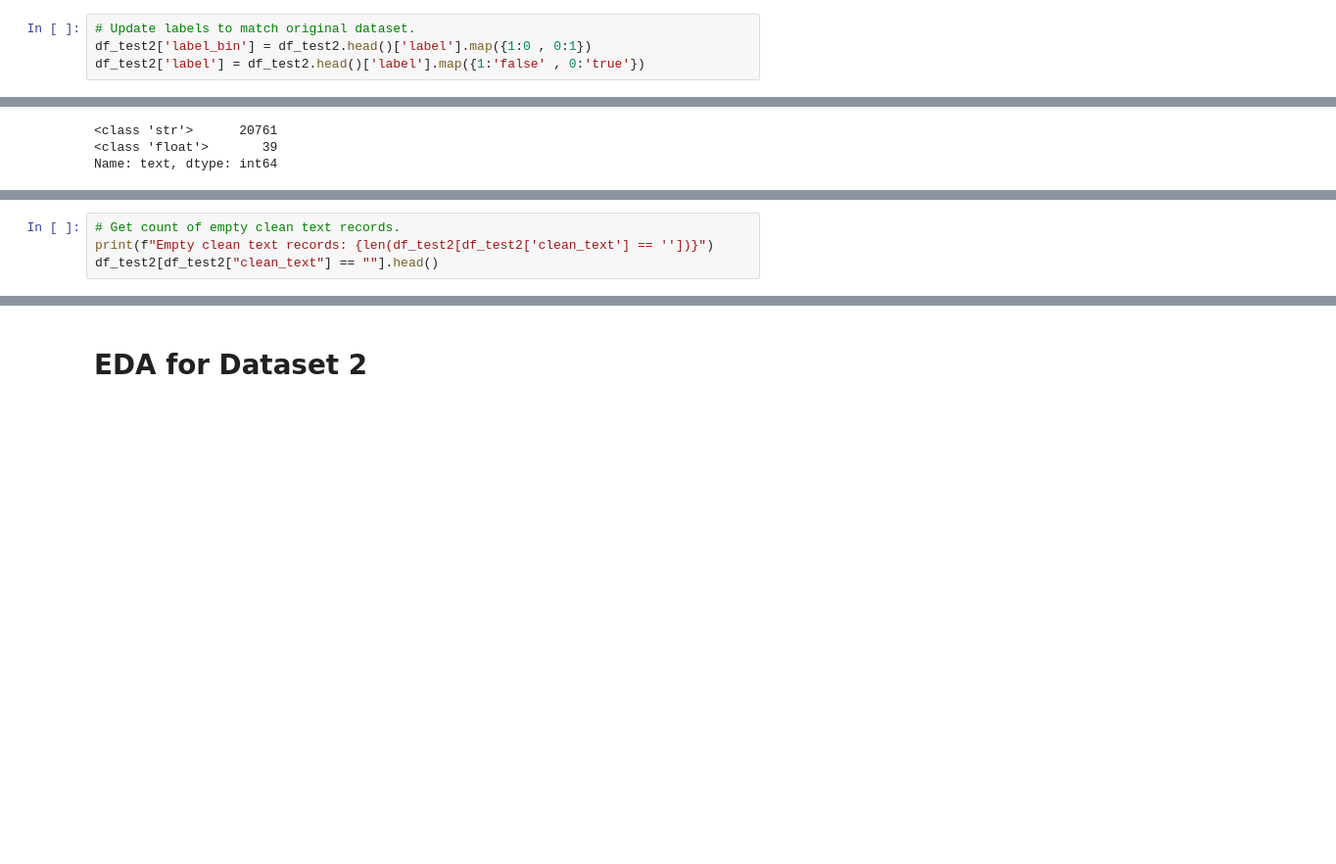
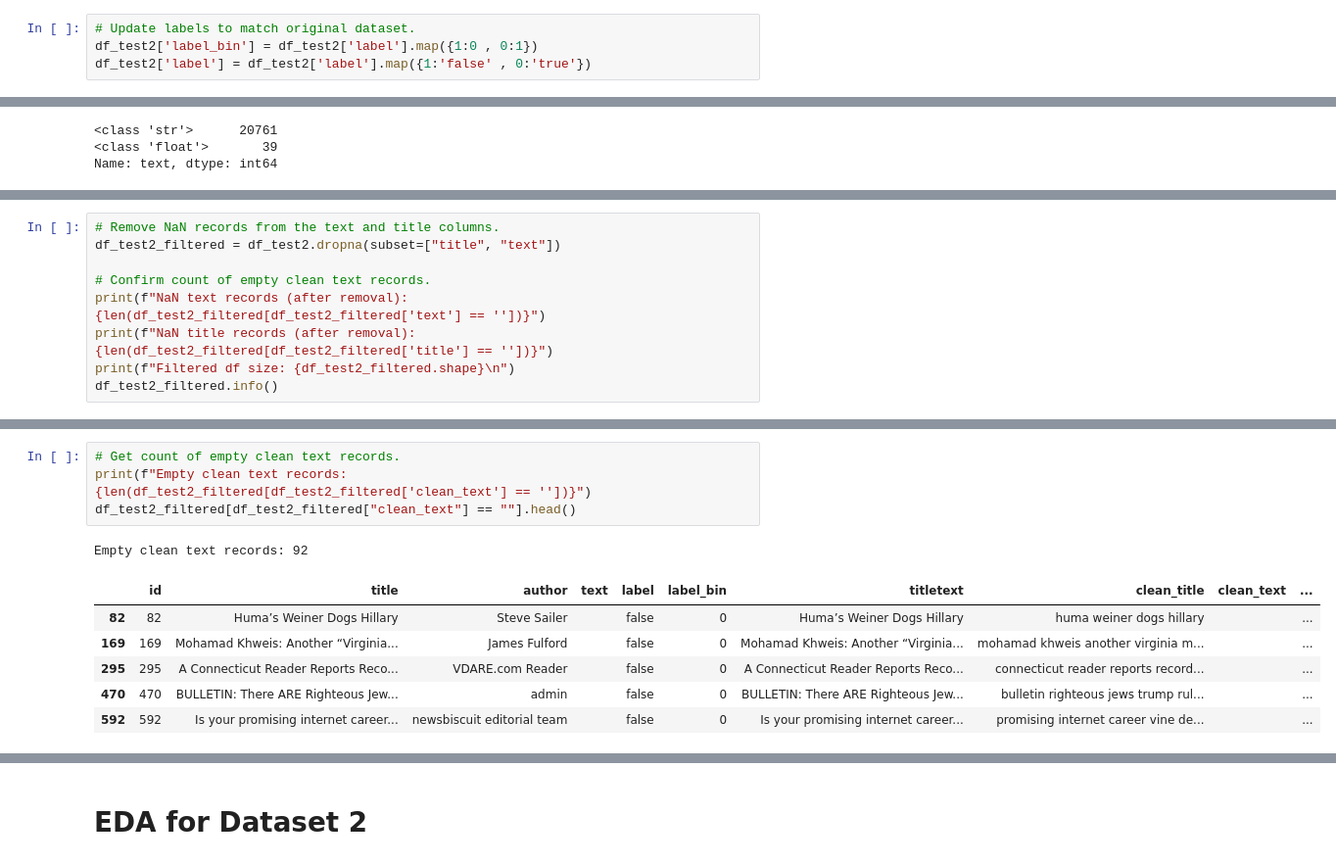
Before and after one commit to akikoiwamizu/w207-project, a Jupyter notebook: final_submission.ipynb, the cells around one changed output, grey strips where cells are left out. Shown: that part at 98% size. Cells and saved outputs as stored; diff of their text form; blank space fills up the shorter version.

```diff
--- a/final_submission.ipynb
+++ b/final_submission.ipynb
@@ -551,8 +557,8 @@ df_test2.head()
 | 4 | 4 | Iranian woman jailed for fictiona... | Howard Portnoy | Print \nAn Iranian woman has been... | 1 |
 # %%
 # Update labels to match original dataset.
-df_test2['label_bin'] = df_test2.head()['label'].map({1:0 , 0:1})
-df_test2['label'] = df_test2.head()['label'].map({1:'false' , 0:'true'})
+df_test2['label_bin'] = df_test2['label'].map({1:0 , 0:1})
+df_test2['label'] = df_test2['label'].map({1:'false' , 0:'true'})
 # %%
 df_test2.head()
 # %% [output]
@@ -627,0 +630,9 @@ Name: text, dtype: int64
+# %%
+# Remove NaN records from the text and title columns.
+df_test2_filtered = df_test2.dropna(subset=["title", "text"])
+
+# Confirm count of empty clean text records.
+print(f"NaN text records (after removal): {len(df_test2_filtered[df_test2_filtered['text'] == ''])}")
+print(f"NaN title records (after removal): {len(df_test2_filtered[df_test2_filtered['title'] == ''])}")
+print(f"Filtered df size: {df_test2_filtered.shape}\n")
+df_test2_filtered.info()
@@ -647,4 +680,12 @@ df_test2.head(2)
 # %%
 # Get count of empty clean text records.
-print(f"Empty clean text records: {len(df_test2[df_test2['clean_text'] == ''])}")
-df_test2[df_test2["clean_text"] == ""].head()
+print(f"Empty clean text records: {len(df_test2_filtered[df_test2_filtered['clean_text'] == ''])}")
+df_test2_filtered[df_test2_filtered["clean_text"] == ""].head()
+# %% [output]
+Empty clean text records: 92
+|  | id | title | author | text | label | label_bin | titletext | clean_title | clean_text | ... |
+| 82 | 82 | Huma’s Weiner Dogs Hillary | Steve Sailer |  | false | 0 | Huma’s Weiner Dogs Hillary | huma weiner dogs hillary |  | ... |
+| 169 | 169 | Mohamad Khweis: Another “Virginia... | James Fulford |  | false | 0 | Mohamad Khweis: Another “Virginia... | mohamad khweis another virginia m... |  | ... |
+| 295 | 295 | A Connecticut Reader Reports Reco... | VDARE.com Reader |  | false | 0 | A Connecticut Reader Reports Reco... | connecticut reader reports record... |  | ... |
+| 470 | 470 | BULLETIN: There ARE Righteous Jew... | admin |  | false | 0 | BULLETIN: There ARE Righteous Jew... | bulletin righteous jews trump rul... |  | ... |
+| 592 | 592 | Is your promising internet career... | newsbiscuit editorial team |  | false | 0 | Is your promising internet career... | promising internet career vine de... |  | ... |
```
Also changed, not shown: parts of 61 cells of this notebook.
